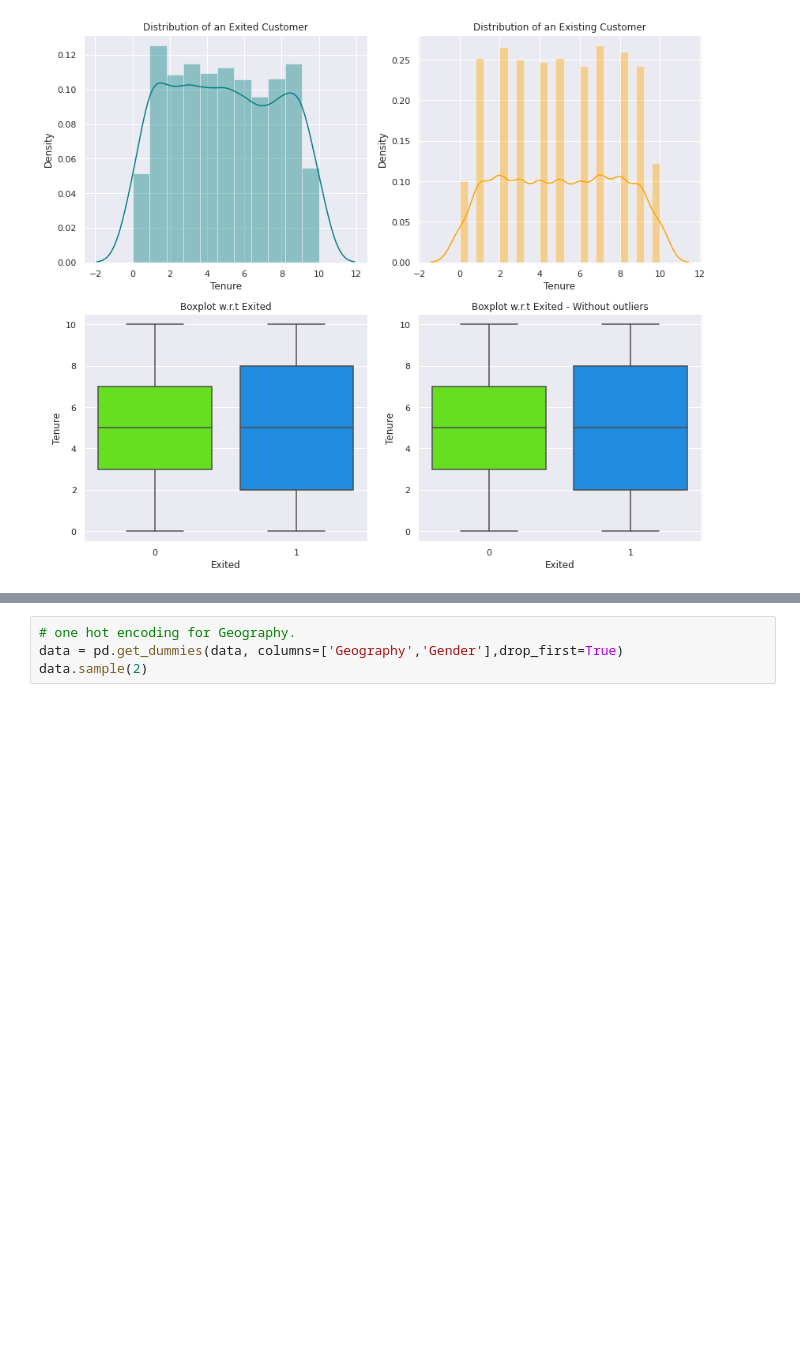
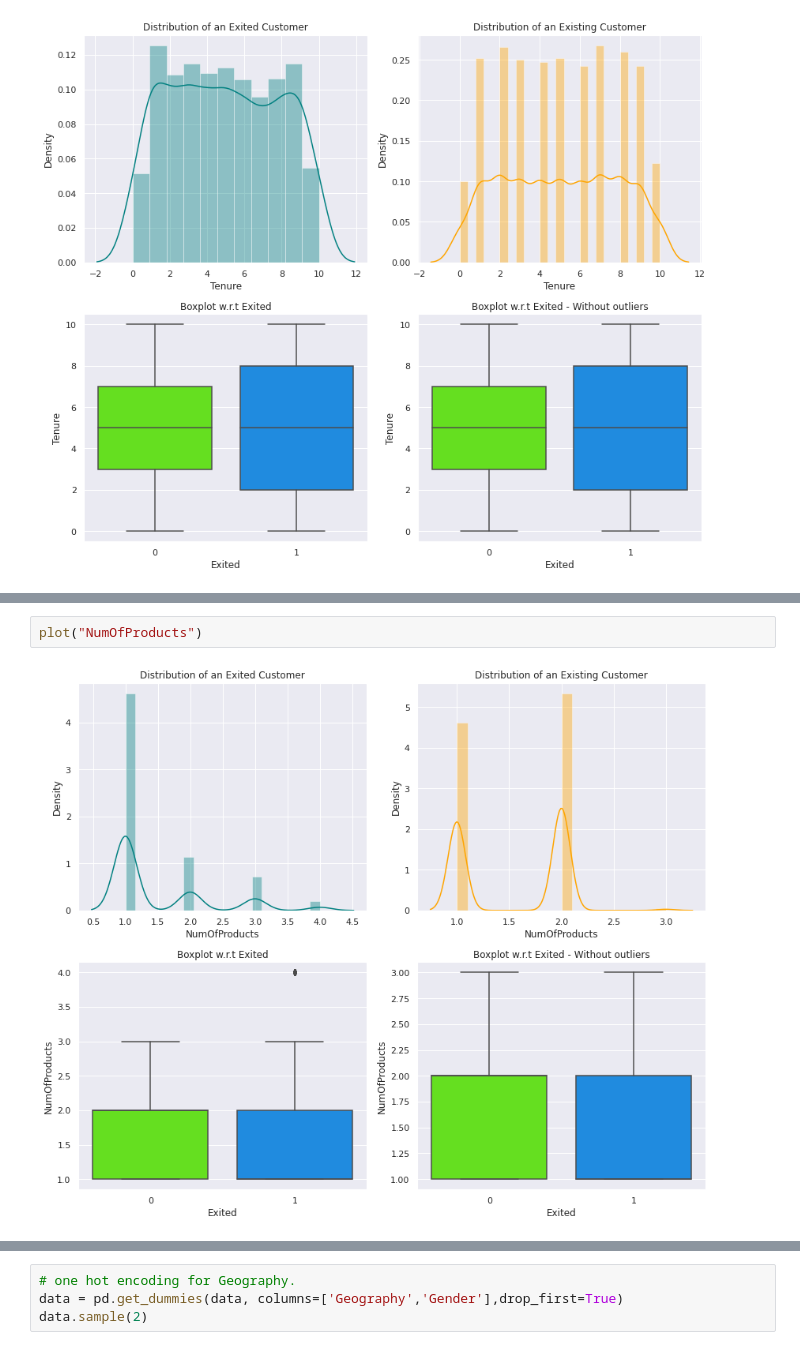
Before and after one commit to snegi5/hello-github, a Jupyter notebook: Module_7.ipynb, the cells around one changed output, grey strips where cells are left out. Cells and saved outputs as stored; diff of their text form; blank space fills up the shorter version.

```diff
--- a/Module_7.ipynb
+++ b/Module_7.ipynb
@@ -241,0 +246,4 @@ plot("Tenure")
+# %%
+plot("NumOfProducts")
+# %% [output]
+[figure, added]
```
Also changed, not shown: parts of 13 cells of this notebook.
